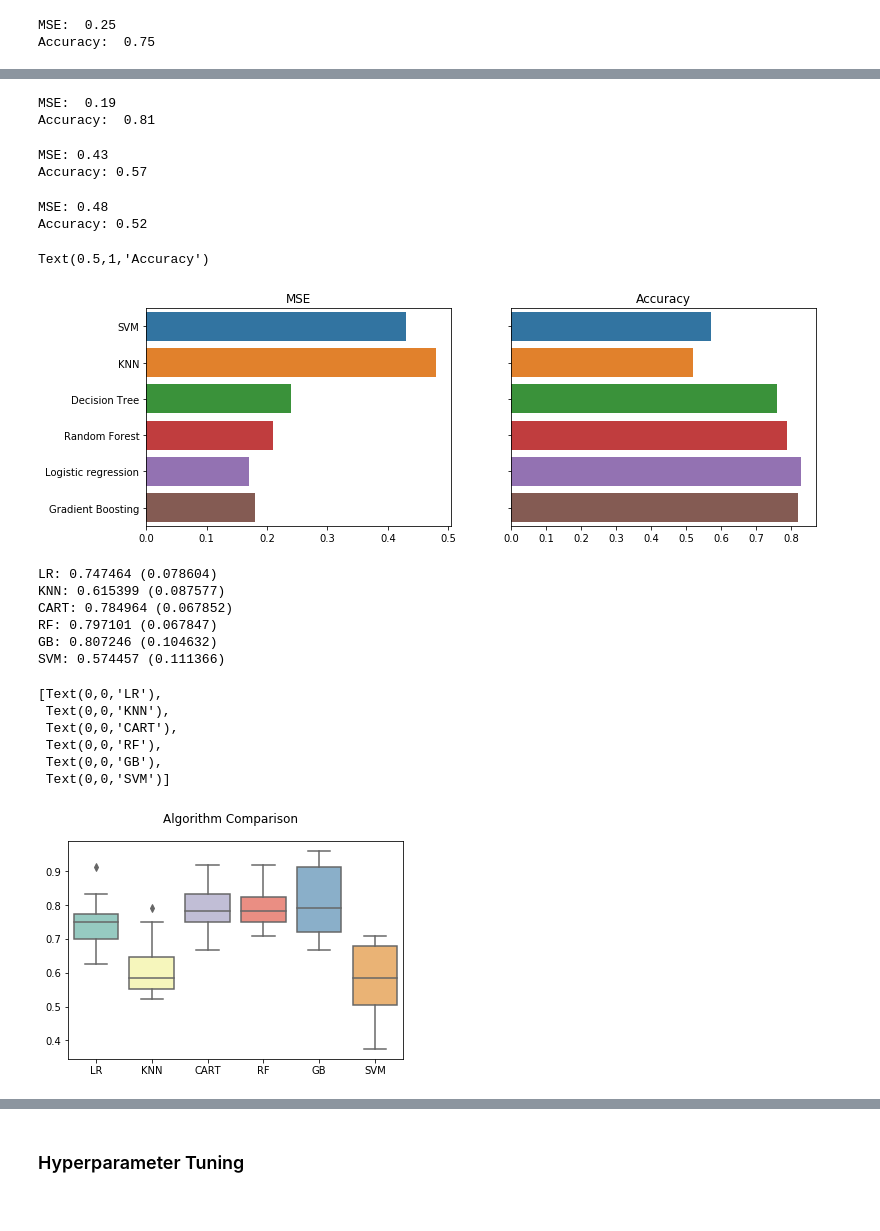
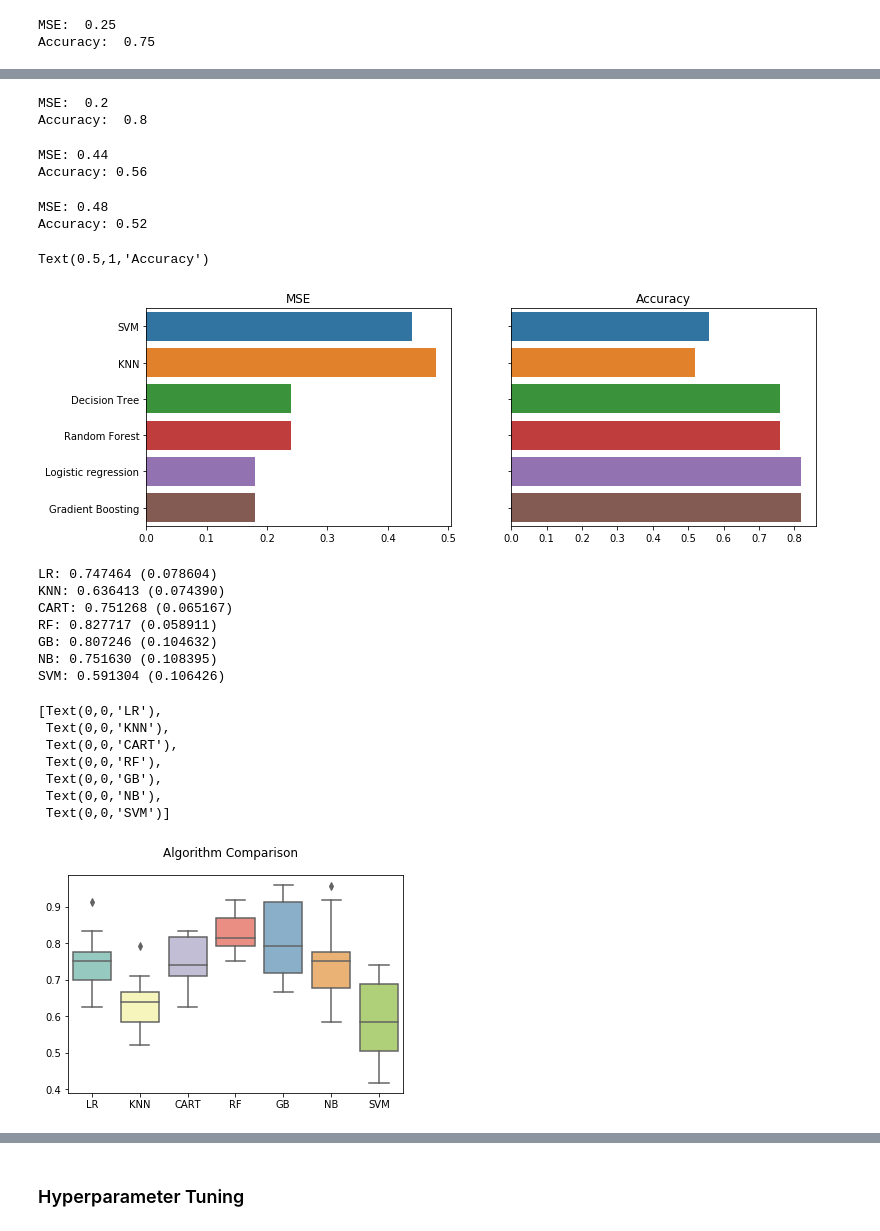
Before and after one commit to HHHuiyu/MRI-and-Alzheimers-BIOF509-FP-, a Jupyter notebook: BIOF509-FP-Huiyu.ipynb, the cells around one changed output, grey strips where cells are left out. Saved outputs shown, nothing was run; the diff lists cells and outputs as text; code cells hidden in the pictures.

Commit message:
more graphs

```diff
--- a/BIOF509-FP-Huiyu.ipynb
+++ b/BIOF509-FP-Huiyu.ipynb
@@ -281,14 +281,14 @@ from sklearn.model_selection import train_test_split
 from sklearn.preprocessing import StandardScaler
 
 # X, y
-x_cols = ['Gender_code', 'Visit', 'Age', 'EDUC', 'SES', 'MMSE', 'eTIV', 'nWBV', 'ASF', 'MR Delay']
+x_cols = ['Gender_code', 'Visit', 'Age', 'EDUC', 'SES', 'MMSE', 'eTIV', 'nWBV', 'MR Delay']
 X = df_rmna[x_cols]
 y = df_rmna['Group_code'].astype('category')
 
 # Training & Test
 X_train, X_test, y_train, y_test = train_test_split(X, y, test_size = 0.33, random_state = 42)
 
-num_cols = ['Visit', 'Age', 'EDUC', 'SES', 'eTIV', 'nWBV', 'ASF', 'MMSE']
+num_cols = ['Visit', 'Age', 'EDUC', 'SES', 'eTIV', 'nWBV', 'MMSE']
 
 # normalization
 # training set
@@ -307,7 +307,7 @@ norm_col = pd.DataFrame(X_norm, index = X[num_cols].index, columns = X[num_cols]
 X.update(norm_col)
 
 
-X_train.shape, y_train.shape
+X_train.shape, y_train.shape, X_test.shape, y_test.shape
 # %% [output]
 A value is trying to be set on a copy of a slice from a DataFrame.
 Try using .loc[row_indexer,col_indexer] = value instead
@@ -487,8 +473,8 @@ acc = abs(np.mean(cross_val_score(gb, X_train, y_train, cv=cv, scoring="accuracy
 print('MSE: ', np.round(se, 2))
 print('Accuracy: ', np.round(acc, 2))
 # %% [output]
-MSE:  0.19
-Accuracy:  0.81
+MSE:  0.2
+Accuracy:  0.8
 # %%
 # SVM
 from sklearn.svm import SVC
@@ -502,8 +488,8 @@ acc_clf = np.round(accuracy_score(y_test, y_predict),2)
 print('MSE:', se_clf)
 print('Accuracy:', acc_clf)
 # %% [output]
-MSE: 0.43
-Accuracy: 0.57
+MSE: 0.44
+Accuracy: 0.56
 # %%
 # KNN
 from sklearn.neighbors import KNeighborsClassifier
@@ -529,8 +515,10 @@ sns.barplot(x = se, y = methods, ax = ax1).set_title('MSE')
 sns.barplot(x = acc, y = methods, ax = ax2).set_title('Accuracy')
 # %% [output]
 Text(0.5,1,'Accuracy')
-[figure, old version]
+[figure, new version]
 # %%
+from sklearn.naive_bayes import GaussianNB
+
 # prepare models
 models = []
 models.append(('LR', LogisticRegression()))
@@ -538,37 +526,41 @@ models.append(('KNN', KNeighborsClassifier()))
 models.append(('CART', DecisionTreeClassifier()))
 models.append(('RF', RandomForestClassifier()))
 models.append(('GB', GradientBoostingClassifier()))
-# models.append(('NB', GaussianNB()))
+models.append(('NB', GaussianNB()))
 models.append(('SVM', SVC()))
+
 # evaluate each model in turn
 results = []
 names = []
 scoring = 'accuracy'
 for name, model in models:
     kfold = KFold(n_splits=10, random_state=123)
     cv_results = cross_val_score(model, X_train, y_train, cv=kfold, scoring=scoring)
     results.append(cv_results)
     names.append(name)
     msg = "%s: %f (%f)" % (name, cv_results.mean(), cv_results.std())
     print(msg)
+
 # boxplot algorithm comparison
 fig = plt.figure()
 fig.suptitle('Algorithm Comparison')
 ax = fig.add_subplot(111)
 sns.boxplot(names, results, palette="Set3")
 ax.set_xticklabels(names)
 # plt.show()
 # %% [output]
 LR: 0.747464 (0.078604)
-KNN: 0.615399 (0.087577)
-CART: 0.784964 (0.067852)
-RF: 0.797101 (0.067847)
+KNN: 0.636413 (0.074390)
+CART: 0.751268 (0.065167)
+RF: 0.827717 (0.058911)
 GB: 0.807246 (0.104632)
-SVM: 0.574457 (0.111366)
+NB: 0.751630 (0.108395)
+SVM: 0.591304 (0.106426)
 [Text(0,0,'LR'),
  Text(0,0,'KNN'),
  Text(0,0,'CART'),
  Text(0,0,'RF'),
  Text(0,0,'GB'),
+ Text(0,0,'NB'),
  Text(0,0,'SVM')]
-[figure, old version]
+[figure, new version]
```
Also changed, not shown: parts of 19 cells of this notebook.
